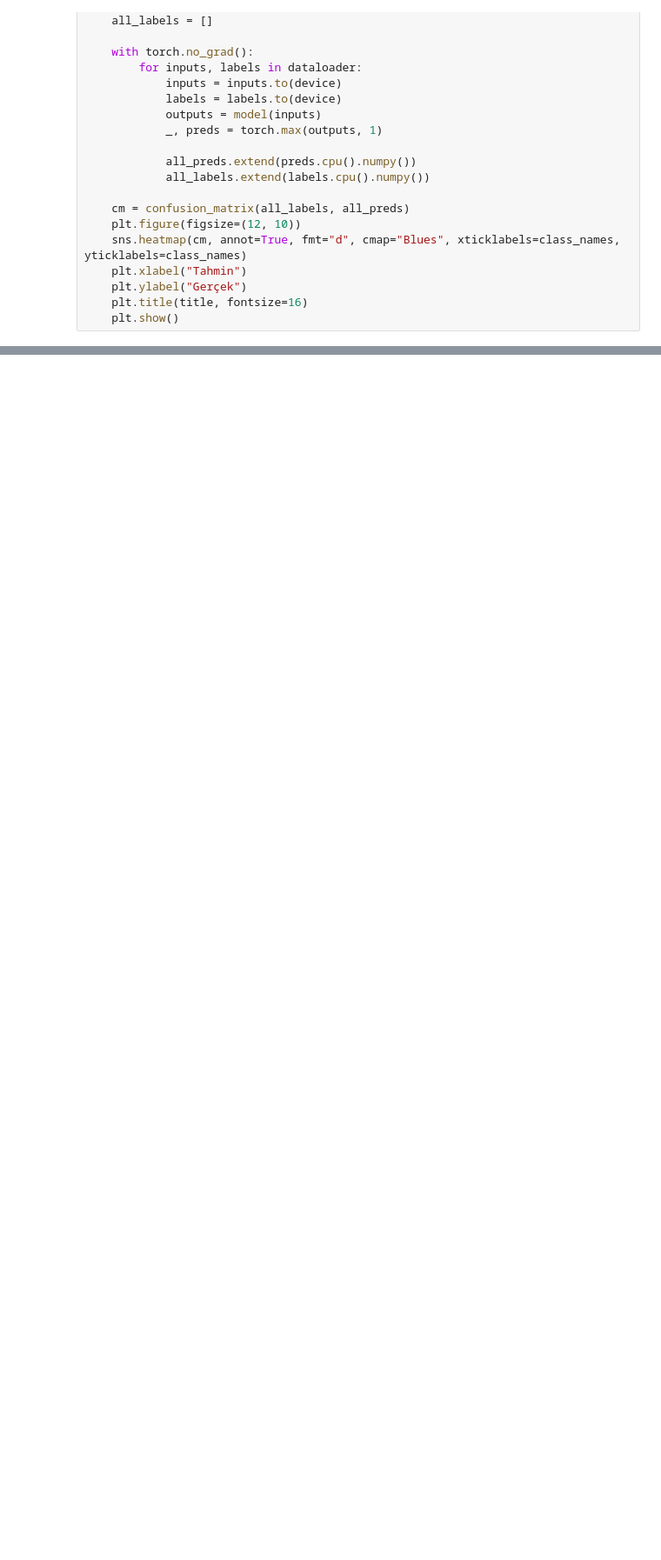
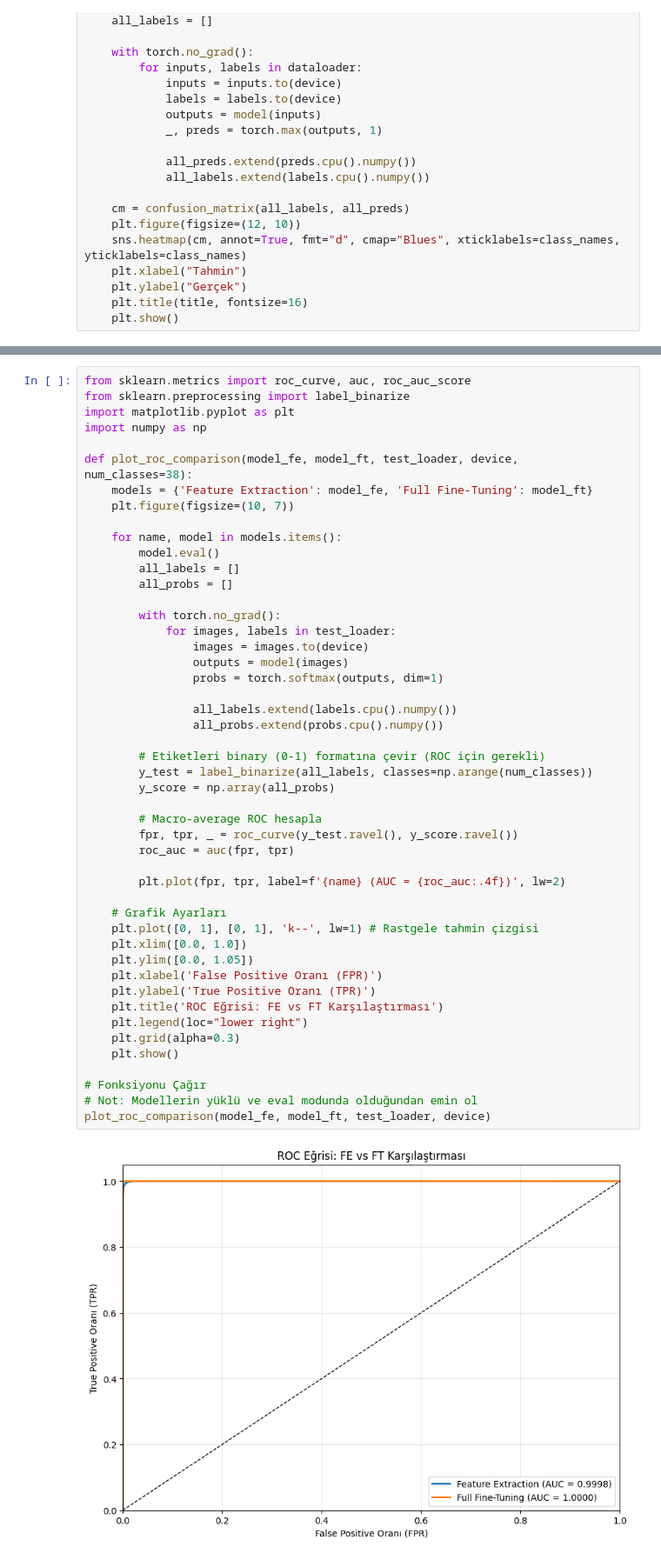
Before and after one commit to SerraGuney/Optimized-Transfer-Learning-for-Multi-Class-Plant-Disease-Classification, a Jupyter notebook: Optimized_Transfer_Learning_for_Multi_Class_Plant_Disease_Classification.ipynb, the cells around one changed output, grey strips where cells are left out. Shown at 87% size. Cells and saved outputs as stored; diff of their text form; blank space fills up the shorter version.

Commit message:
Roc eğrisi çizdirildi Auc hesaplandı.

```diff
--- a/Optimized_Transfer_Learning_for_Multi_Class_Plant_Disease_Classification.ipynb
+++ b/Optimized_Transfer_Learning_for_Multi_Class_Plant_Disease_Classification.ipynb
@@ -595,3 +595,53 @@ plot_confusion_matrix(model_ft, val_loader, class_names, title="Full Fine-Tuning
 [figure]
 [figure]
 [figure]
+# %%
+from sklearn.metrics import roc_curve, auc, roc_auc_score
+from sklearn.preprocessing import label_binarize
+import matplotlib.pyplot as plt
+import numpy as np
+
+def plot_roc_comparison(model_fe, model_ft, test_loader, device, num_classes=38):
+    models = {'Feature Extraction': model_fe, 'Full Fine-Tuning': model_ft}
+    plt.figure(figsize=(10, 7))
+
+    for name, model in models.items():
+        model.eval()
+        all_labels = []
+        all_probs = []
+
+        with torch.no_grad():
+            for images, labels in test_loader:
+                images = images.to(device)
+                outputs = model(images)
+                probs = torch.softmax(outputs, dim=1)
+
+                all_labels.extend(labels.cpu().numpy())
+                all_probs.extend(probs.cpu().numpy())
+
+        # Etiketleri binary (0-1) formatına çevir (ROC için gerekli)
+        y_test = label_binarize(all_labels, classes=np.arange(num_classes))
+        y_score = np.array(all_probs)
+
+        # Macro-average ROC hesapla
+        fpr, tpr, _ = roc_curve(y_test.ravel(), y_score.ravel())
+        roc_auc = auc(fpr, tpr)
+
+        plt.plot(fpr, tpr, label=f'{name} (AUC = {roc_auc:.4f})', lw=2)
+
+    # Grafik Ayarları
+    plt.plot([0, 1], [0, 1], 'k--', lw=1) # Rastgele tahmin çizgisi
+    plt.xlim([0.0, 1.0])
+    plt.ylim([0.0, 1.05])
+    plt.xlabel('False Positive Oranı (FPR)')
+    plt.ylabel('True Positive Oranı (TPR)')
+    plt.title('ROC Eğrisi: FE vs FT Karşılaştırması')
+    plt.legend(loc="lower right")
+    plt.grid(alpha=0.3)
+    plt.show()
+
+# Fonksiyonu Çağır
+# Not: Modellerin yüklü ve eval modunda olduğundan emin ol
+plot_roc_comparison(model_fe, model_ft, test_loader, device)
+# %% [output]
+[figure, added]
```
